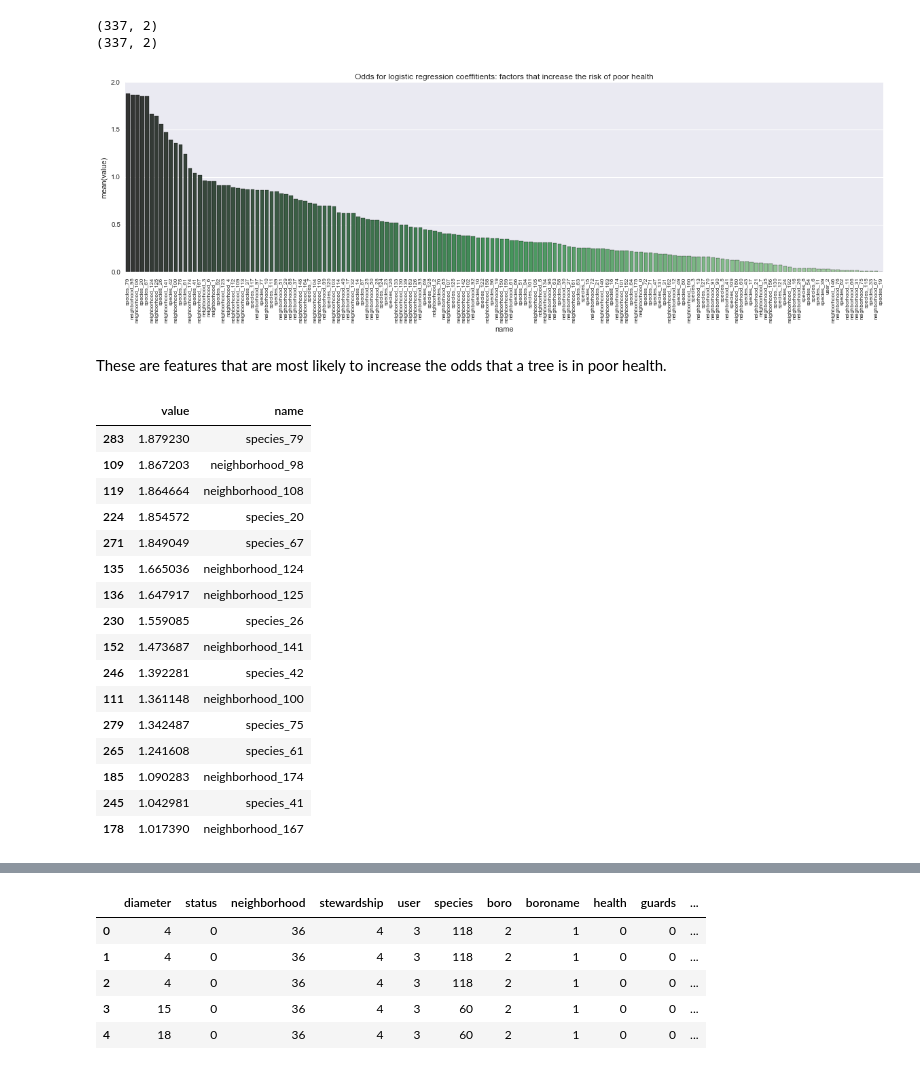
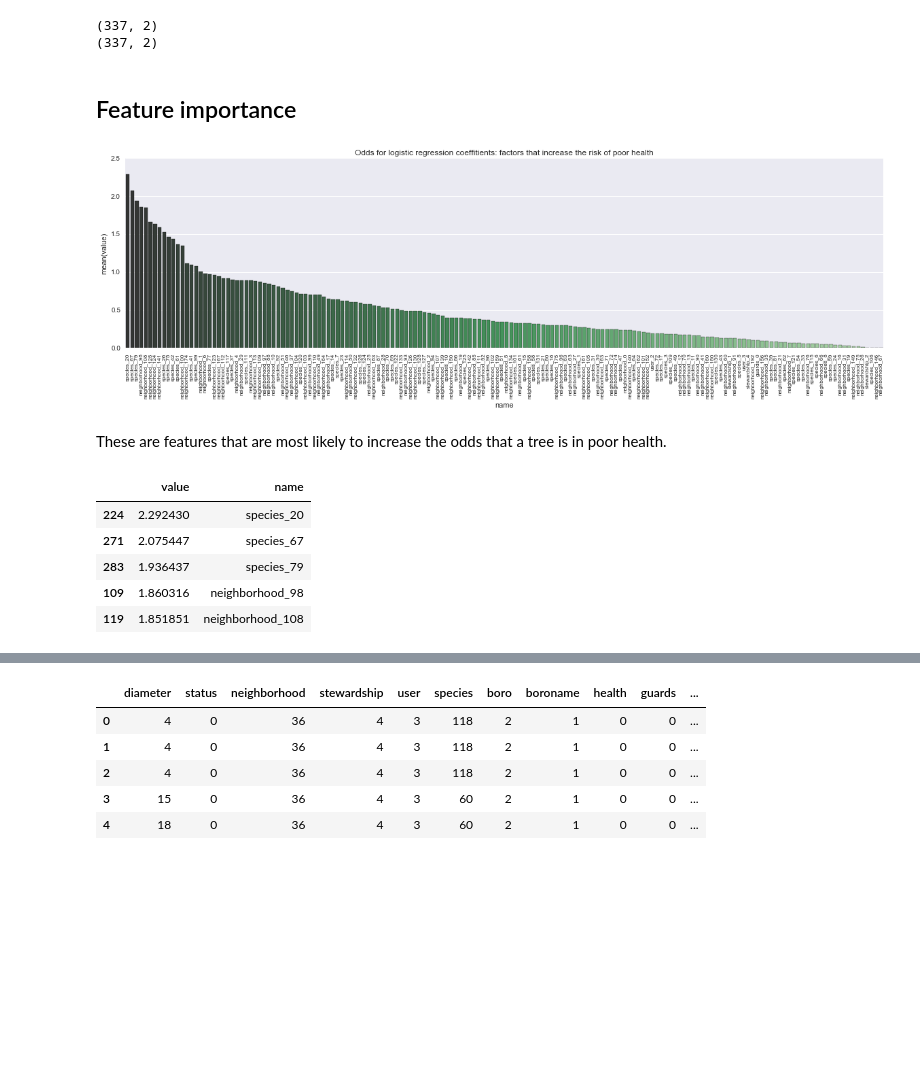
Before and after one commit to zuzannna/HealthyTrees, a Jupyter notebook: Healthy_Trees.ipynb, the cells around one changed output, grey strips where cells are left out. Cells and saved outputs as stored; diff of their text form; code cells hidden in the pictures; blank space fills up the shorter version.

```diff
--- a/Healthy_Trees.ipynb
+++ b/Healthy_Trees.ipynb
@@ -341,6 +337,8 @@ print y_test.shape
 # 2. Analysis and Modeling <a class="anchor" id="second-bullet"></a>
 
 ## Logistic regression
+# %%
+X_train, X_test, y_train, y_test = train_test_split(X, y, test_size=0.6, random_state=0)
 # %%
 logit = LogisticRegression()
 logit = logit.fit(X_train, y_train)
@@ -387,0 +412,3 @@ avg / total       0.74      0.79      0.70    267898
+# %%
+logitcv = LogisticRegression(class_weight='balanced')
+logitcv.fit(X_train, y_train)
@@ -387,0 +444,18 @@ avg / total       0.74      0.79      0.70    267898
+# %%
+logit = LogisticRegression(class_weight='balanced')
+logit = logit.fit(X_train, y_train)
+logit_test_pred = logit.predict(X_test)
+logit_test_score = logit.score(X_test, y_test)
+
+logit_y_prob_test = logit.predict_proba(X_test)
+logit_y_prob_train = logit.predict_proba(X_train)
+logit_y = logit.predict_proba(X)
+
+fpr_train, tpr_train, _ = metrics.roc_curve(y_train,logit_y_prob_train[:,1])
+roc_auc_train = metrics.auc(fpr_train, tpr_train)
+
+fpr_test, tpr_test, _ = metrics.roc_curve(y_test,logit_y_prob_test[:,1])
+roc_auc_test = metrics.auc(fpr_test, tpr_test)
+
+print"The accuracy of logistic regression is " + str(logit_test_score)
+print "Chance level for this data is " + str(y.mean())
@@ -426,6 +600,8 @@ print odds.shape
 # %% [output]
 (337, 2)
 (337, 2)
+# %% [markdown]
+## Feature importance
 # %%
 fig = plt.figure(figsize = [20,5])
 
@@ -436,30 +612,19 @@ ax.set_title('Odds for logistic regression coeffitients: factors that increase t
 #plt.tight_layout()
 plt.show()
 # %% [output]
-[figure, old version]
+[figure, new version]
 # %% [markdown]
 These are features that are most likely to increase the odds that a tree is in poor health.
 # %%
 high_odds = odds[odds['value'] > 1]
-high_odds
+high_odds.head()
 # %% [output]
 |  | value | name |
-| 283 | 1.879230 | species_79 |
-| 109 | 1.867203 | neighborhood_98 |
-| 119 | 1.864664 | neighborhood_108 |
-| 224 | 1.854572 | species_20 |
-| 271 | 1.849049 | species_67 |
-| 135 | 1.665036 | neighborhood_124 |
-| 136 | 1.647917 | neighborhood_125 |
-| 230 | 1.559085 | species_26 |
-| 152 | 1.473687 | neighborhood_141 |
-| 246 | 1.392281 | species_42 |
-| 111 | 1.361148 | neighborhood_100 |
-| 279 | 1.342487 | species_75 |
-| 265 | 1.241608 | species_61 |
-| 185 | 1.090283 | neighborhood_174 |
-| 245 | 1.042981 | species_41 |
-| 178 | 1.017390 | neighborhood_167 |
+| 224 | 2.292430 | species_20 |
+| 271 | 2.075447 | species_67 |
+| 283 | 1.936437 | species_79 |
+| 109 | 1.860316 | neighborhood_98 |
+| 119 | 1.851851 | neighborhood_108 |
 # %%
 fig = plt.figure(figsize = [20,5])
 
```
Also changed, not shown: parts of 31 cells of this notebook.
